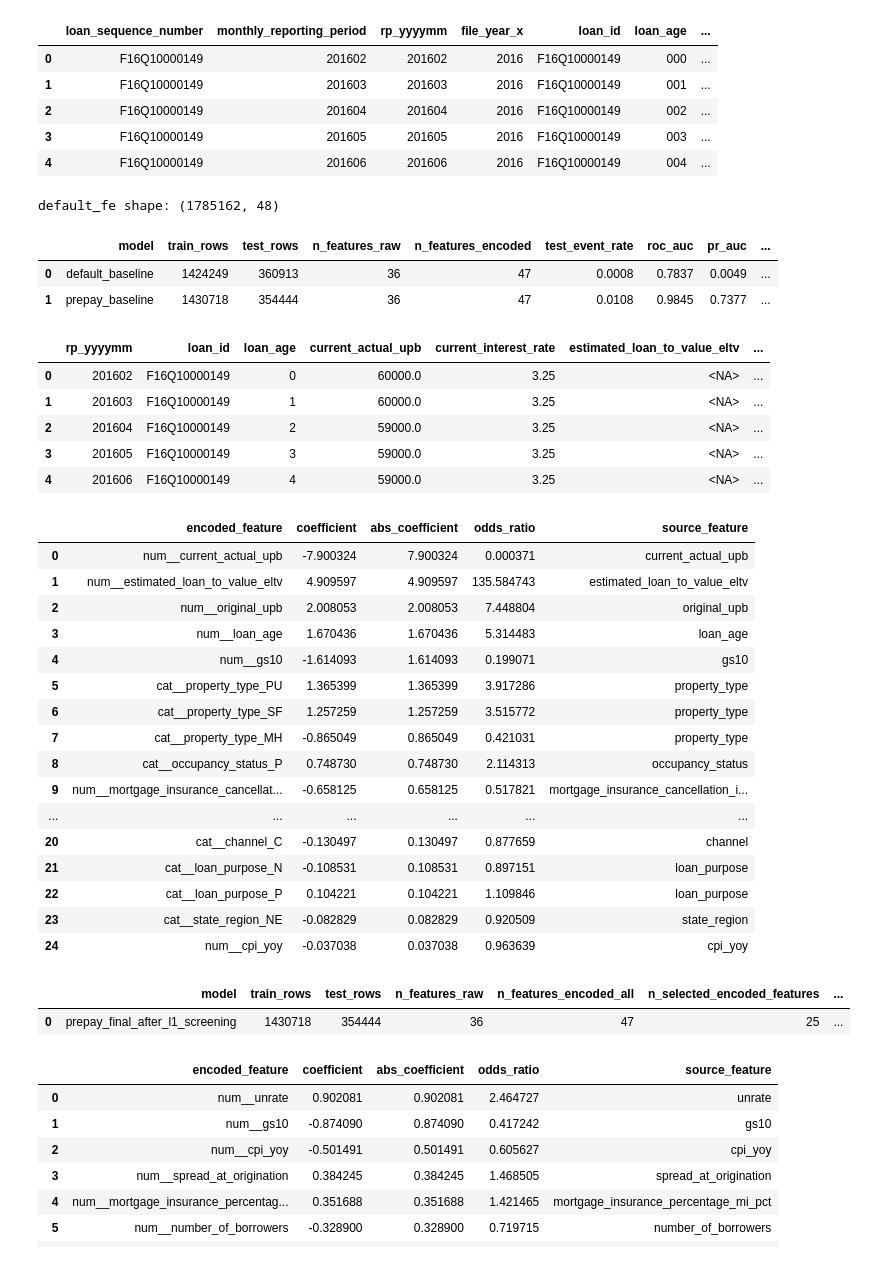
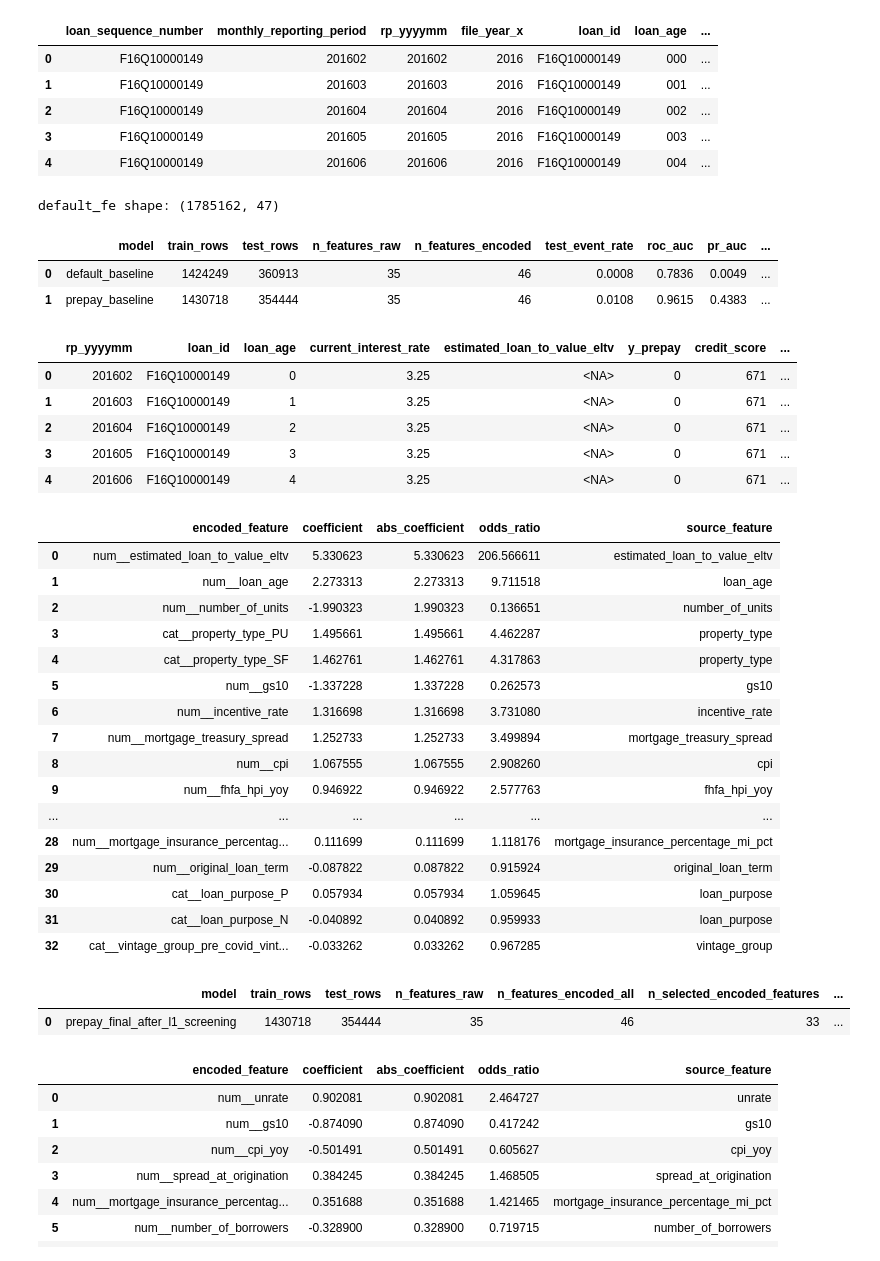
Before and after one commit to camillabaicai/freddie_mortgage, a Jupyter notebook: model_dev/01_Feature_Selection_and_baseline.ipynb, the cells around one changed output. Cells and saved outputs as stored; diff of their text form; code cells hidden in the pictures.

Commit message:
Dropped current upb considering data leakage; Added model fit for tree models

```diff
--- a/model_dev/01_Feature_Selection_and_baseline.ipynb
+++ b/model_dev/01_Feature_Selection_and_baseline.ipynb
@@ -60,6 +60,7 @@ DROP_COLS = [
     'pre_harp_loan_sequence_number',
     'property_valuation_method',
     'interest_bearing_upb',
+    'current_actual_upb',  # post-origination balance; leakage risk for zero-balance outcomes
     # 'mortgage_treasury_spread',
     # 'current_interest_rate',
     'fhfa_hpi',
@@ -97,6 +98,7 @@ BASELINE_EXCLUDE_COLS = {
     'msa_code',
     'seller_name',
     'servicer_name',
+    'current_actual_upb',
     'year',
 }
 
@@ -202,7 +204,7 @@ prepay_fe.to_parquet(CLEANED_DIR / 'prepay_fe.parquet', index=False)
 # %%
 print('default_fe shape:', default_fe.shape)
 # %% [output]
-default_fe shape: (1785162, 48)
+default_fe shape: (1785162, 47)
 # %%
 from sklearn.compose import ColumnTransformer
 from sklearn.impute import SimpleImputer
@@ -211,6 +213,9 @@ from sklearn.metrics import average_precision_score, brier_score_loss, log_loss,
 from sklearn.model_selection import train_test_split
 from sklearn.pipeline import Pipeline
 from sklearn.preprocessing import MaxAbsScaler, OneHotEncoder
+
+ARTIFACT_DIR = Path('/Users/jinyecai/workSpace/freddie_mortgage/model_dev/artifacts')
+ARTIFACT_DIR.mkdir(parents=True, exist_ok=True)
 
 BASELINE_EXCLUDE_COLS = {
     'loan_id',
@@ -223,6 +228,7 @@ BASELINE_EXCLUDE_COLS = {
     'msa_code',
     'seller_name',
     'servicer_name',
+    'current_actual_upb',
     'year'
 }
 
@@ -320,44 +326,44 @@ def run_baseline_model(df: pd.DataFrame, target_col: str, label: str,
     ])
 
     model.fit(X_train, y_train)
     y_score = model.predict_proba(X_test)[:, 1]
     y_score_clipped = np.clip(y_score, 1e-12, 1 - 1e-12)
 
     feature_names = model.named_steps['preprocessor'].get_feature_names_out()
 
     return {
         'model': label,
         'train_rows': int(train_mask.sum()),
         'test_rows': int(test_mask.sum()),
         'n_features_raw': int(X.shape[1]),
         'n_features_encoded': int(len(feature_names)),
         'test_event_rate': float(y_test.mean()),
         'roc_auc': float(roc_auc_score(y_test, y_score)),
         'pr_auc': float(average_precision_score(y_test, y_score)),
         'log_loss': float(log_loss(y_test, y_score_clipped, labels=[0, 1])),
         'brier_score': float(brier_score_loss(y_test, y_score)),
     }
 
 
 baseline_results = pd.DataFrame([
     run_baseline_model(default_fe, 'y_default', 'default_baseline', already_engineered=True),
     run_baseline_model(prepay_fe, 'y_prepay', 'prepay_baseline', already_engineered=True),
 ]).round(4)
 
 baseline_results
 # %% [output]
 |  | model | train_rows | test_rows | n_features_raw | n_features_encoded | test_event_rate | roc_auc | pr_auc | ... |
-| 0 | default_baseline | 1424249 | 360913 | 36 | 47 | 0.0008 | 0.7837 | 0.0049 | ... |
-| 1 | prepay_baseline | 1430718 | 354444 | 36 | 47 | 0.0108 | 0.9845 | 0.7377 | ... |
+| 0 | default_baseline | 1424249 | 360913 | 35 | 46 | 0.0008 | 0.7836 | 0.0049 | ... |
+| 1 | prepay_baseline | 1430718 | 354444 | 35 | 46 | 0.0108 | 0.9615 | 0.4383 | ... |
 # %%
 prepay_fe.head()
 # %% [output]
-|  | rp_yyyymm | loan_id | loan_age | current_actual_upb | current_interest_rate | estimated_loan_to_value_eltv | ... |
-| 0 | 201602 | F16Q10000149 | 0 | 60000.0 | 3.25 | <NA> | ... |
-| 1 | 201603 | F16Q10000149 | 1 | 60000.0 | 3.25 | <NA> | ... |
-| 2 | 201604 | F16Q10000149 | 2 | 59000.0 | 3.25 | <NA> | ... |
-| 3 | 201605 | F16Q10000149 | 3 | 59000.0 | 3.25 | <NA> | ... |
-| 4 | 201606 | F16Q10000149 | 4 | 59000.0 | 3.25 | <NA> | ... |
+|  | rp_yyyymm | loan_id | loan_age | current_interest_rate | estimated_loan_to_value_eltv | y_prepay | credit_score | ... |
+| 0 | 201602 | F16Q10000149 | 0 | 3.25 | <NA> | 0 | 671 | ... |
+| 1 | 201603 | F16Q10000149 | 1 | 3.25 | <NA> | 0 | 671 | ... |
+| 2 | 201604 | F16Q10000149 | 2 | 3.25 | <NA> | 0 | 671 | ... |
+| 3 | 201605 | F16Q10000149 | 3 | 3.25 | <NA> | 0 | 671 | ... |
+| 4 | 201606 | F16Q10000149 | 4 | 3.25 | <NA> | 0 | 671 | ... |
 # %%
 import numpy as np
 import pandas as pd
@@ -605,27 +611,27 @@ prepay_regularized['source_feature_summary']
 prepay_regularized['encoded_coef_table']
 # %% [output]
 |  | encoded_feature | coefficient | abs_coefficient | odds_ratio | source_feature |
-| 0 | num__current_actual_upb | -7.900324 | 7.900324 | 0.000371 | current_actual_upb |
-| 1 | num__estimated_loan_to_value_eltv | 4.909597 | 4.909597 | 135.584743 | estimated_loan_to_value_eltv |
-| 2 | num__original_upb | 2.008053 | 2.008053 | 7.448804 | original_upb |
-| 3 | num__loan_age | 1.670436 | 1.670436 | 5.314483 | loan_age |
-| 4 | num__gs10 | -1.614093 | 1.614093 | 0.199071 | gs10 |
-| 5 | cat__property_type_PU | 1.365399 | 1.365399 | 3.917286 | property_type |
-| 6 | cat__property_type_SF | 1.257259 | 1.257259 | 3.515772 | property_type |
-| 7 | cat__property_type_MH | -0.865049 | 0.865049 | 0.421031 | property_type |
-| 8 | cat__occupancy_status_P | 0.748730 | 0.748730 | 2.114313 | occupancy_status |
-| 9 | num__mortgage_insurance_cancellat... | -0.658125 | 0.658125 | 0.517821 | mortgage_insurance_cancellation_i... |
+| 0 | num__estimated_loan_to_value_eltv | 5.330623 | 5.330623 | 206.566611 | estimated_loan_to_value_eltv |
+| 1 | num__loan_age | 2.273313 | 2.273313 | 9.711518 | loan_age |
+| 2 | num__number_of_units | -1.990323 | 1.990323 | 0.136651 | number_of_units |
+| 3 | cat__property_type_PU | 1.495661 | 1.495661 | 4.462287 | property_type |
+| 4 | cat__property_type_SF | 1.462761 | 1.462761 | 4.317863 | property_type |
+| 5 | num__gs10 | -1.337228 | 1.337228 | 0.262573 | gs10 |
+| 6 | num__incentive_rate | 1.316698 | 1.316698 | 3.731080 | incentive_rate |
+| 7 | num__mortgage_treasury_spread | 1.252733 | 1.252733 | 3.499894 | mortgage_treasury_spread |
+| 8 | num__cpi | 1.067555 | 1.067555 | 2.908260 | cpi |
+| 9 | num__fhfa_hpi_yoy | 0.946922 | 0.946922 | 2.577763 | fhfa_hpi_yoy |
 | ... | ... | ... | ... | ... | ... |
-| 20 | cat__channel_C | -0.130497 | 0.130497 | 0.877659 | channel |
-| 21 | cat__loan_purpose_N | -0.108531 | 0.108531 | 0.897151 | loan_purpose |
-| 22 | cat__loan_purpose_P | 0.104221 | 0.104221 | 1.109846 | loan_purpose |
-| 23 | cat__state_region_NE | -0.082829 | 0.082829 | 0.920509 | state_region |
-| 24 | num__cpi_yoy | -0.037038 | 0.037038 | 0.963639 | cpi_yoy |
+| 28 | num__mortgage_insurance_percentag... | 0.111699 | 0.111699 | 1.118176 | mortgage_insurance_percentage_mi_pct |
+| 29 | num__original_loan_term | -0.087822 | 0.087822 | 0.915924 | original_loan_term |
+| 30 | cat__loan_purpose_P | 0.057934 | 0.057934 | 1.059645 | loan_purpose |
+| 31 | cat__loan_purpose_N | -0.040892 | 0.040892 | 0.959933 | loan_purpose |
+| 32 | cat__vintage_group_pre_covid_vint... | -0.033262 | 0.033262 | 0.967285 | vintage_group |
 # %%
 prepay_regularized['final_metrics_table']
 # %% [output]
 |  | model | train_rows | test_rows | n_features_raw | n_features_encoded_all | n_selected_encoded_features | ... |
-| 0 | prepay_final_after_l1_screening | 1430718 | 354444 | 36 | 47 | 25 | ... |
+| 0 | prepay_final_after_l1_screening | 1430718 | 354444 | 35 | 46 | 33 | ... |
 # %%
 default_regularized = run_regularized_feature_selection(
     default_fe,
```
Also changed, not shown: parts of 3 cells of this notebook, 17 other files.
